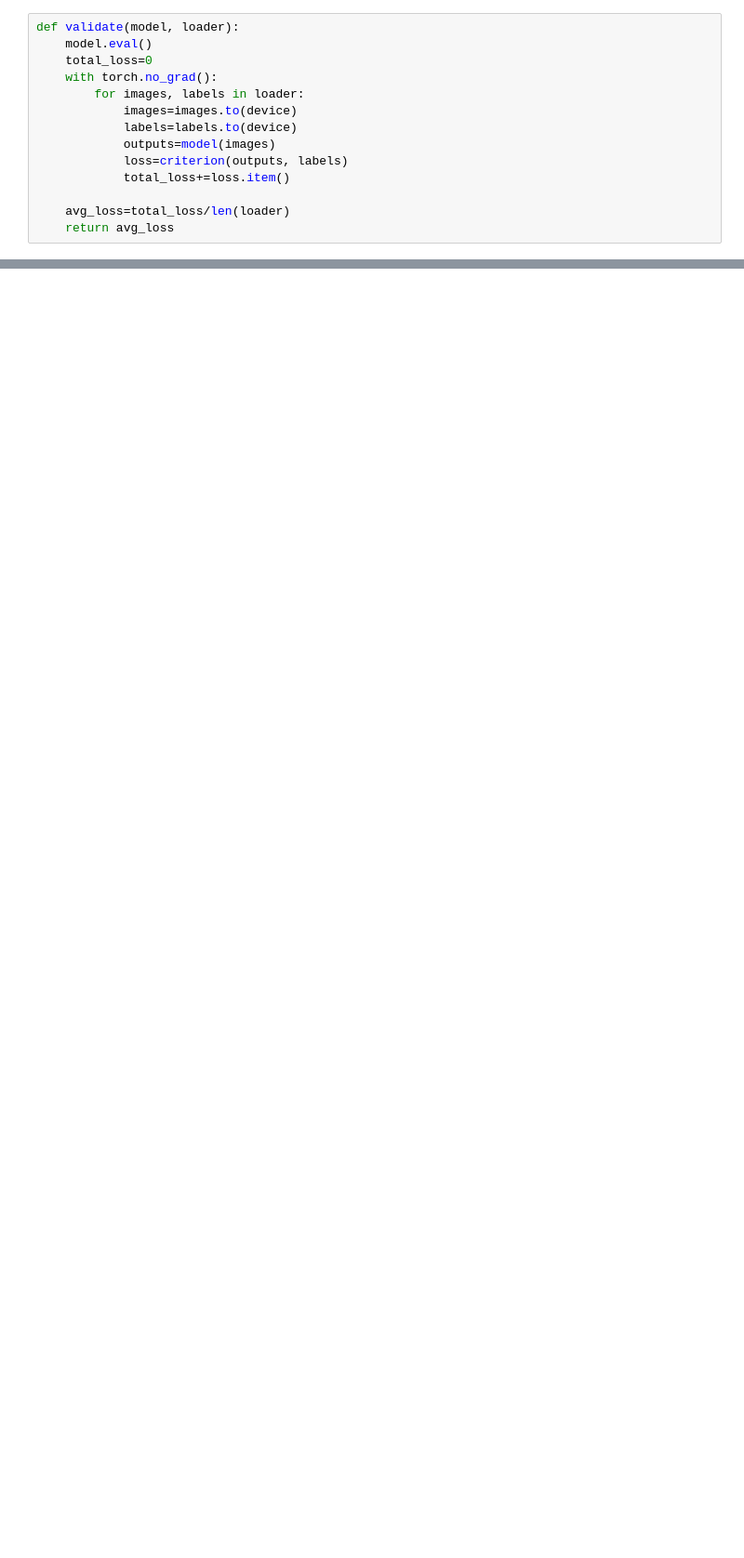
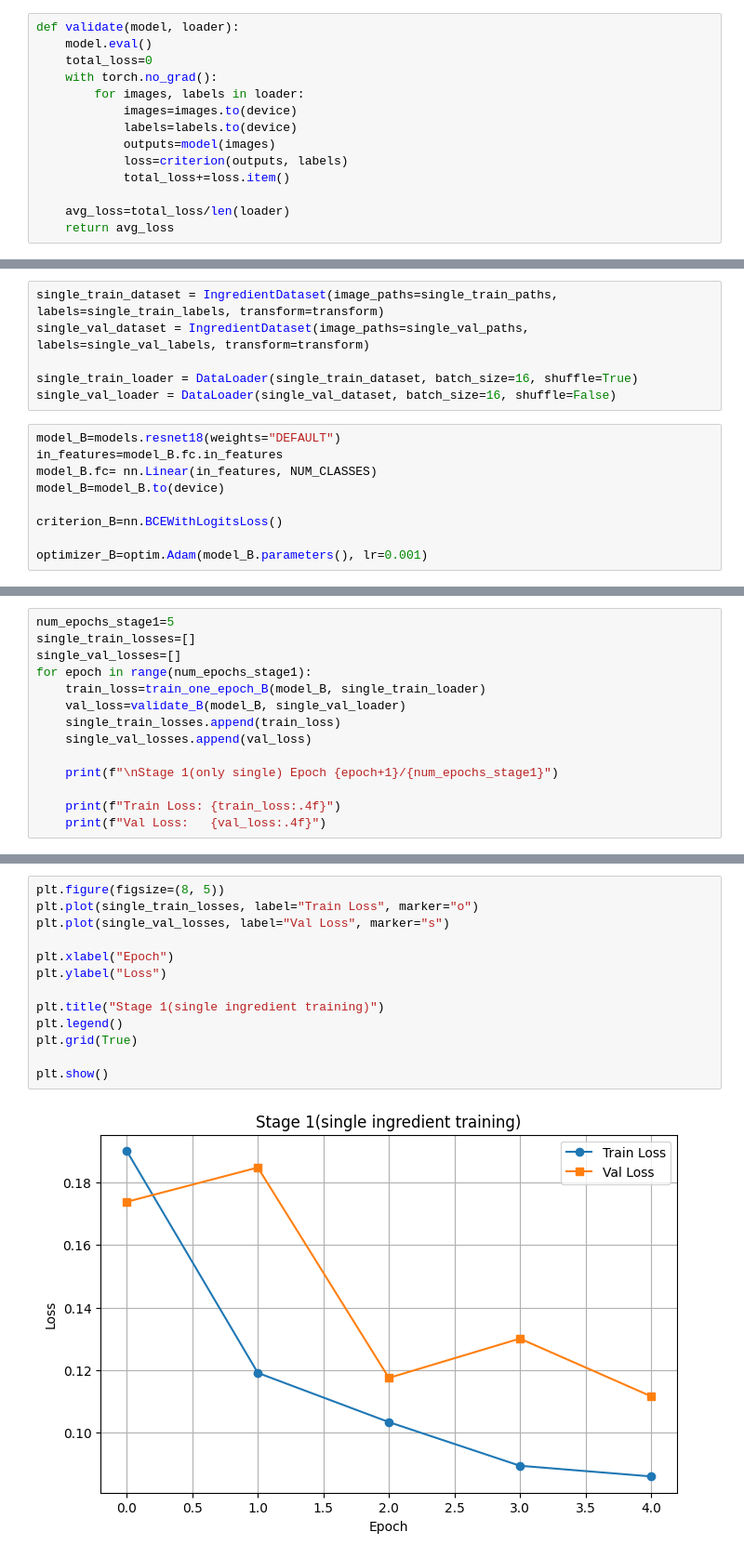
Before and after one commit to maaaxks/bot_food, a Jupyter notebook: models/model_2/model_2.ipynb, the cells around one changed output, grey strips where cells are left out. Shown at 93% size. Drawn from its saved outputs; the diff is of its cells as text; blank space fills up the shorter version.

```diff
--- a/models/model_2/model_2.ipynb
+++ b/models/model_2/model_2.ipynb
@@ -268,0 +346,15 @@ saved
+# %%
+single_train_dataset = IngredientDataset(image_paths=single_train_paths, labels=single_train_labels, transform=transform)
+single_val_dataset = IngredientDataset(image_paths=single_val_paths, labels=single_val_labels, transform=transform)
+
+single_train_loader = DataLoader(single_train_dataset, batch_size=16, shuffle=True)
+single_val_loader = DataLoader(single_val_dataset, batch_size=16, shuffle=False)
+# %%
+model_B=models.resnet18(weights="DEFAULT")
+in_features=model_B.fc.in_features
+model_B.fc= nn.Linear(in_features, NUM_CLASSES)
+model_B=model_B.to(device)
+
+criterion_B=nn.BCEWithLogitsLoss()
+
+optimizer_B=optim.Adam(model_B.parameters(), lr=0.001)
@@ -268,0 +391,14 @@ saved
+# %%
+num_epochs_stage1=5
+single_train_losses=[]
+single_val_losses=[]
+for epoch in range(num_epochs_stage1):
+    train_loss=train_one_epoch_B(model_B, single_train_loader)
+    val_loss=validate_B(model_B, single_val_loader)
+    single_train_losses.append(train_loss)
+    single_val_losses.append(val_loss)
+
+    print(f"\nStage 1(only single) Epoch {epoch+1}/{num_epochs_stage1}")
+
+    print(f"Train Loss: {train_loss:.4f}")
+    print(f"Val Loss:   {val_loss:.4f}")
@@ -268,0 +425,15 @@ saved
+# %%
+plt.figure(figsize=(8, 5))
+plt.plot(single_train_losses, label="Train Loss", marker="o")
+plt.plot(single_val_losses, label="Val Loss", marker="s")
+
+plt.xlabel("Epoch")
+plt.ylabel("Loss")
+
+plt.title("Stage 1(single ingredient training)")
+plt.legend()
+plt.grid(True)
+
+plt.show()
+# %% [output]
+[figure, added]
```
Also changed, not shown: parts of 30 cells of this notebook, 3 other files.
